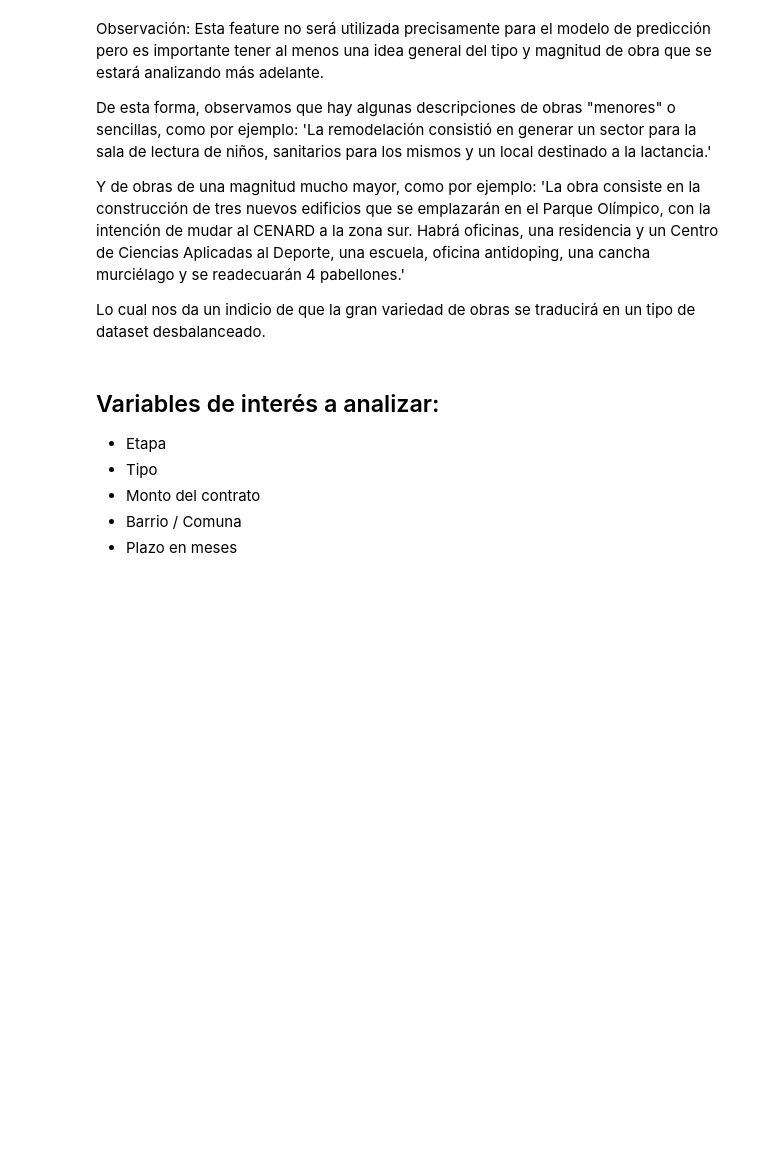
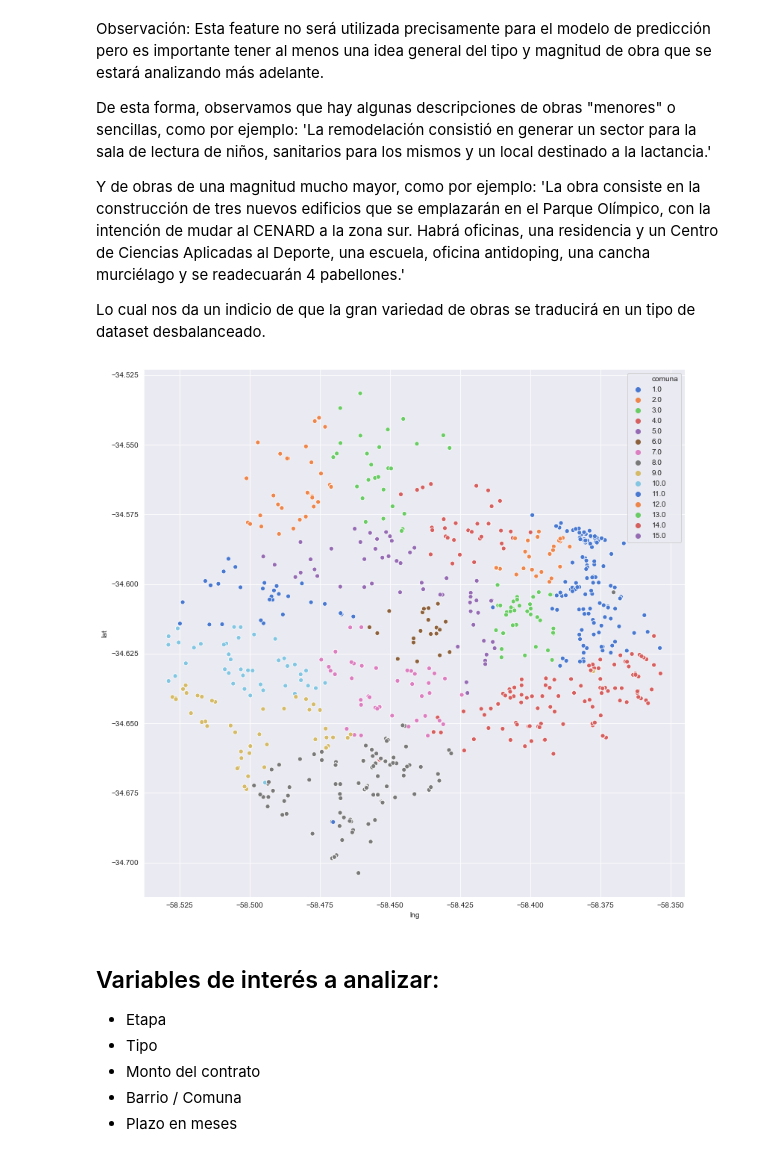
Before and after one commit to micatokashiki/Python-Project, a Jupyter notebook: ClusterAI_Micaela_Tokashiki_EDA.ipynb, the cells around one changed output. Drawn from its saved outputs; the diff is of its cells as text; code cells hidden in the pictures; blank space fills up the shorter version.

```diff
--- a/ClusterAI_Micaela_Tokashiki_EDA.ipynb
+++ b/ClusterAI_Micaela_Tokashiki_EDA.ipynb
@@ -125,6 +128,17 @@ Y de obras de una magnitud mucho mayor, como por ejemplo:
  'La obra consiste en la construcción de tres nuevos edificios que se emplazarán en el Parque Olímpico, con la intención de mudar al CENARD a la zona sur. Habrá oficinas, una residencia y un Centro de Ciencias Aplicadas al Deporte, una escuela, oficina antidoping, una cancha murciélago y se readecuarán 4 pabellones.'
 
 Lo cual nos da un indicio de que la gran variedad de obras se traducirá en un tipo de dataset desbalanceado.
+# %%
+# Observamos la distribución en el mapa
+
+plt.figure(figsize=(13,13))
+sns.scatterplot(x=obras.lng,
+                y=obras.lat,
+                hue=obras.comuna,
+                palette='muted')
+plt.show()
+# %% [output]
+[figure, added]
 # %% [markdown]
 ## Variables de interés a analizar:
 - Etapa
```
Also changed, not shown: parts of 3 cells of this notebook, 2 other files.
